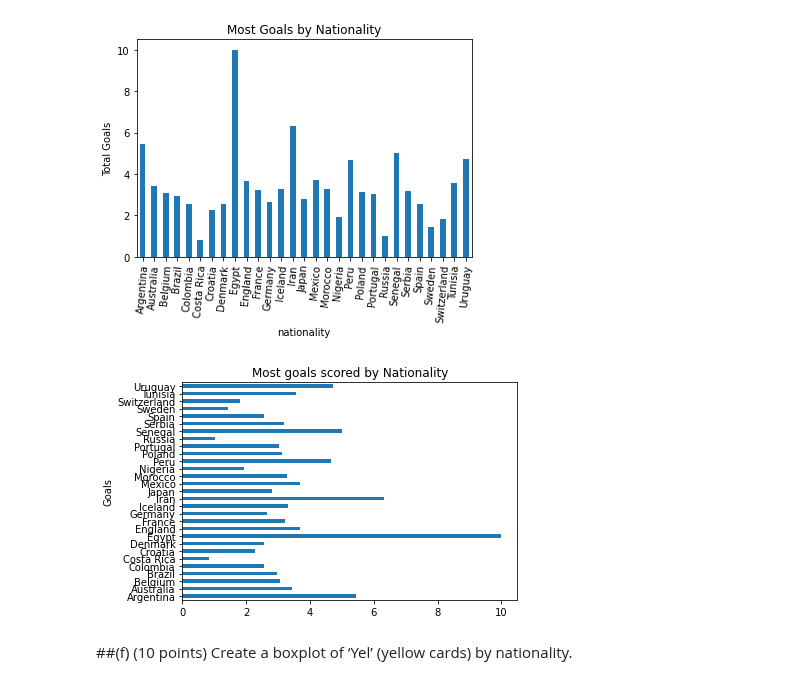
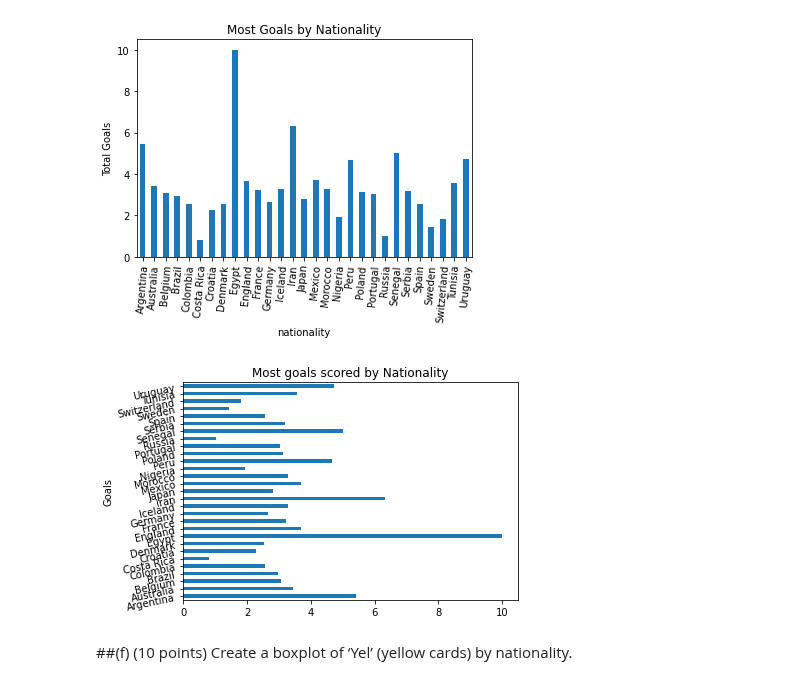
Before and after one commit to Nissun662/Data-Visual, a Jupyter notebook: Exam3.ipynb, the cells around one changed output. Cells and saved outputs as stored; diff of their text form; code cells hidden in the pictures.

```diff
--- a/Exam3.ipynb
+++ b/Exam3.ipynb
@@ -118,11 +120,11 @@ plt.show()
 # %% [output]
 [figure]
 # %%
-ax = df.groupby('nationality').Goals.agg('mean').plot(kind = 'barh')
+ax = df.groupby('nationality').Goals.agg('mean').plot(kind = 'barh', rot=12)
 ax.set(title = 'Most goals scored by Nationality')
 ax.set(ylabel = 'Goals')
 plt.show()
 # %% [output]
-[figure, old version]
+[figure, new version]
 # %% [markdown]
 ##(f) (10 points) Create a boxplot of ‘Yel’ (yellow cards) by nationality.
```
Also changed, not shown: parts of 6 cells of this notebook.
